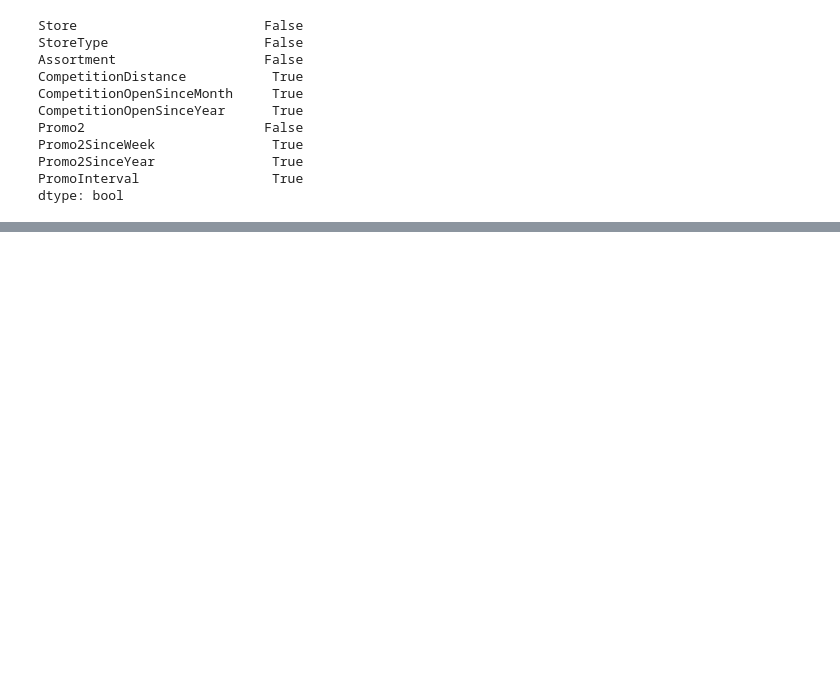
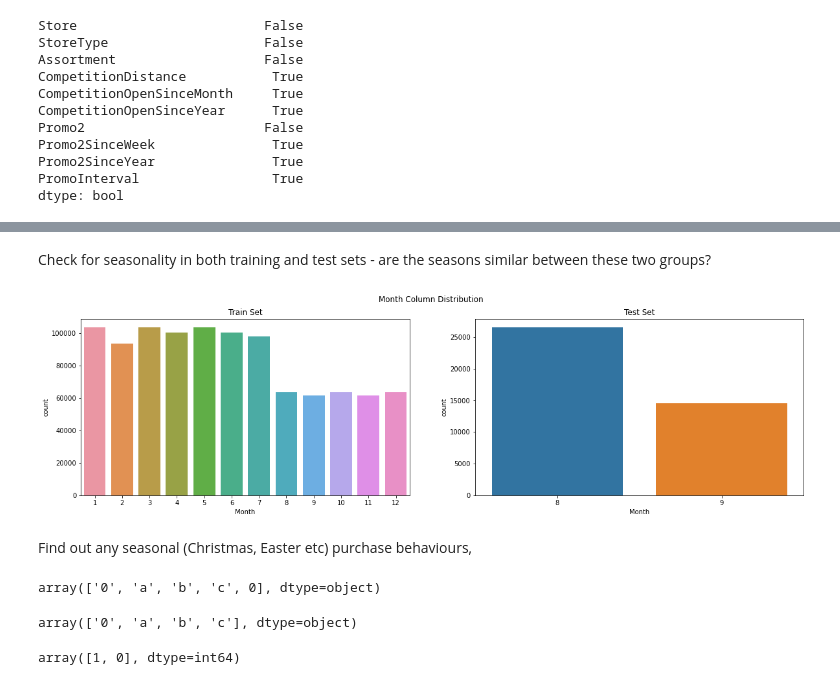
Before and after one commit to SameC137/Rosmann_Sales, a Jupyter notebook: notebooks/DataExploration.ipynb, the cells around one changed output, grey strips where cells are left out. Saved outputs shown, nothing was run; the diff lists cells and outputs as text; code cells hidden in the pictures; blank space fills up the shorter version.

```diff
--- a/notebooks/DataExploration.ipynb
+++ b/notebooks/DataExploration.ipynb
@@ -92,0 +97,13 @@ dtype: bool
+# %%
+def dateExplode(df,column):
+    try:
+        df['Year'] = pd.DatetimeIndex(df[column]).year
+        df['Month'] = pd.DatetimeIndex(df[column]).month
+        df['Day'] = pd.DatetimeIndex(df[column]).day
+    except KeyError:
+        print("Column couldn't be found")
+        return
+    return df
+# %%
+train_dates=dateExplode(train,"Date")
+train_dates.head()
@@ -92,0 +117,3 @@ dtype: bool
+# %%
+test_dates=dateExplode(test,"Date")
+test_dates.head()
@@ -92,0 +127,16 @@ dtype: bool
+# %%
+
+def bar_plot(df1,df2,name1,name2,column):
+    fig, axs = plt.subplots(1,2,figsize=(20,5))
+    fig.suptitle(f'{column} Column Distribution')
+    sns.countplot(x=column, data=df1,ax=axs[0]).set_title(f'{name1} Set')
+
+    sns.countplot(x=column, data=df2,ax=axs[1]).set_title(f'{name2} Set')
+# %% [markdown]
+Check for seasonality in both training and test sets - are the seasons similar between these two groups?
+# %%
+bar_plot(train_dates,test_dates,"Train","Test","Month")
+# %% [output]
+[figure, added]
+# %% [markdown]
+Find out any seasonal (Christmas, Easter etc) purchase behaviours,
@@ -92,0 +154,4 @@ dtype: bool
+# %%
+train["StateHoliday"].unique()
+# %% [output]
+array(['0', 'a', 'b', 'c', 0], dtype=object)
@@ -92,0 +160,8 @@ dtype: bool
+# %%
+train["StateHoliday"].unique()
+# %% [output]
+array(['0', 'a', 'b', 'c'], dtype=object)
+# %%
+train["SchoolHoliday"].unique()
+# %% [output]
+array([1, 0], dtype=int64)
```
Also changed, not shown: parts of 38 cells of this notebook.
